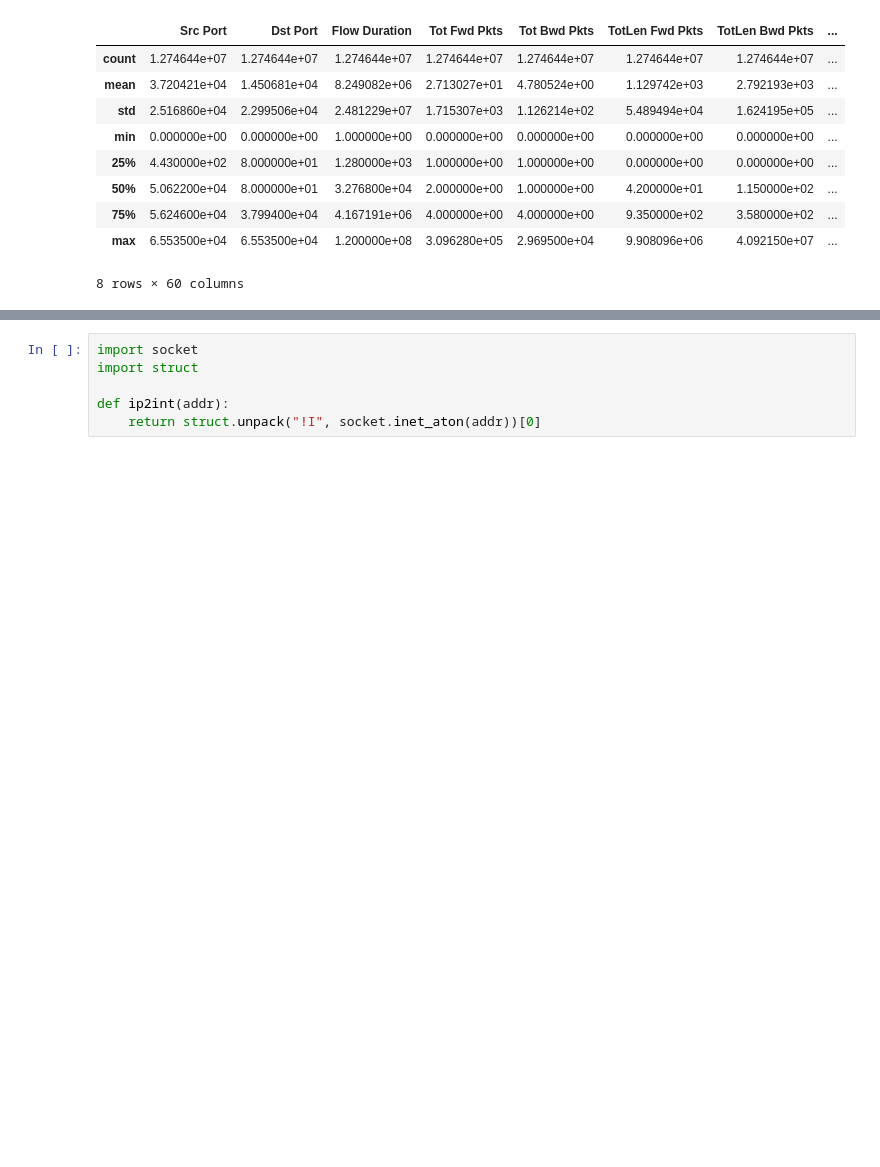
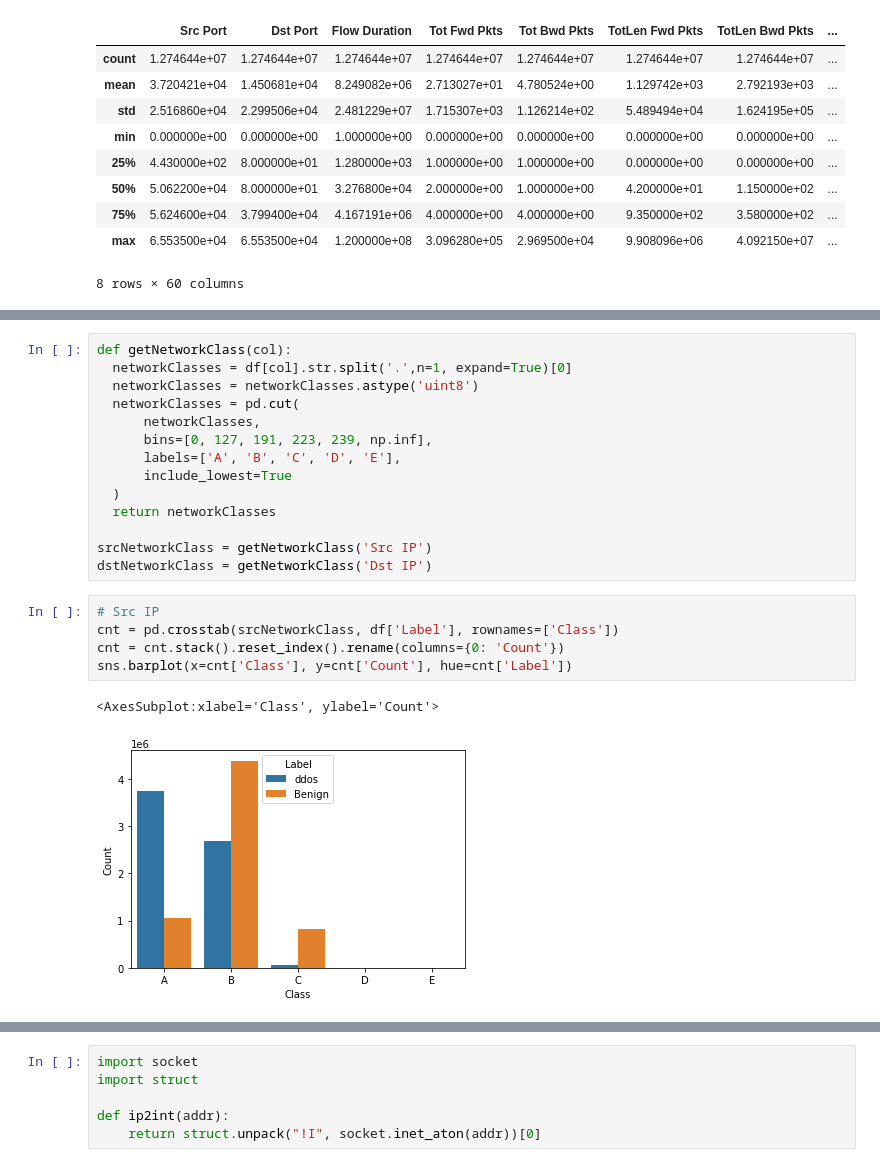
Before and after one commit to manoj-b-22/IDS-in-IoV, a Jupyter notebook: preprocess/inter.ipynb, the cells around one changed output, grey strips where cells are left out. Saved outputs shown, nothing was run; the diff lists cells and outputs as text; blank space fills up the shorter version.

```diff
--- a/preprocess/inter.ipynb
+++ b/preprocess/inter.ipynb
@@ -184,0 +207,22 @@ df.describe()
+# %%
+def getNetworkClass(col):
+  networkClasses = df[col].str.split('.',n=1, expand=True)[0]
+  networkClasses = networkClasses.astype('uint8')
+  networkClasses = pd.cut(
+      networkClasses,
+      bins=[0, 127, 191, 223, 239, np.inf],
+      labels=['A', 'B', 'C', 'D', 'E'],
+      include_lowest=True
+  )
+  return networkClasses
+
+srcNetworkClass = getNetworkClass('Src IP')
+dstNetworkClass = getNetworkClass('Dst IP')
+# %%
+# Src IP
+cnt = pd.crosstab(srcNetworkClass, df['Label'], rownames=['Class'])
+cnt = cnt.stack().reset_index().rename(columns={0: 'Count'})
+sns.barplot(x=cnt['Class'], y=cnt['Count'], hue=cnt['Label'])
+# %% [output]
+<AxesSubplot:xlabel='Class', ylabel='Count'>
+[figure, added]
```
Also changed, not shown: parts of 14 cells of this notebook.
